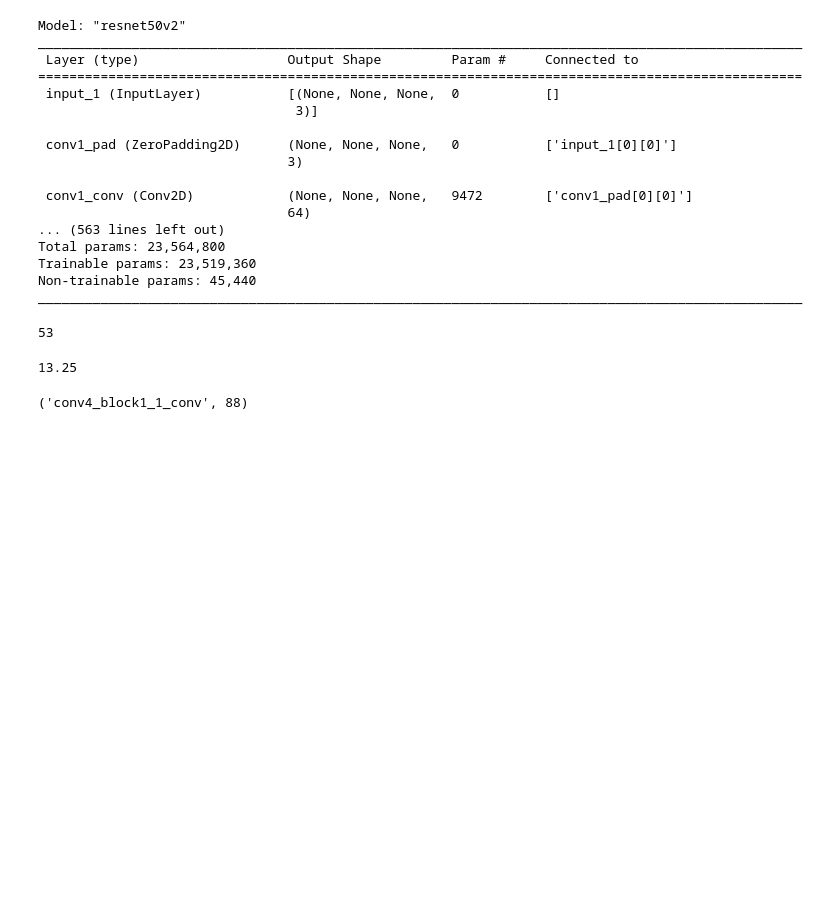
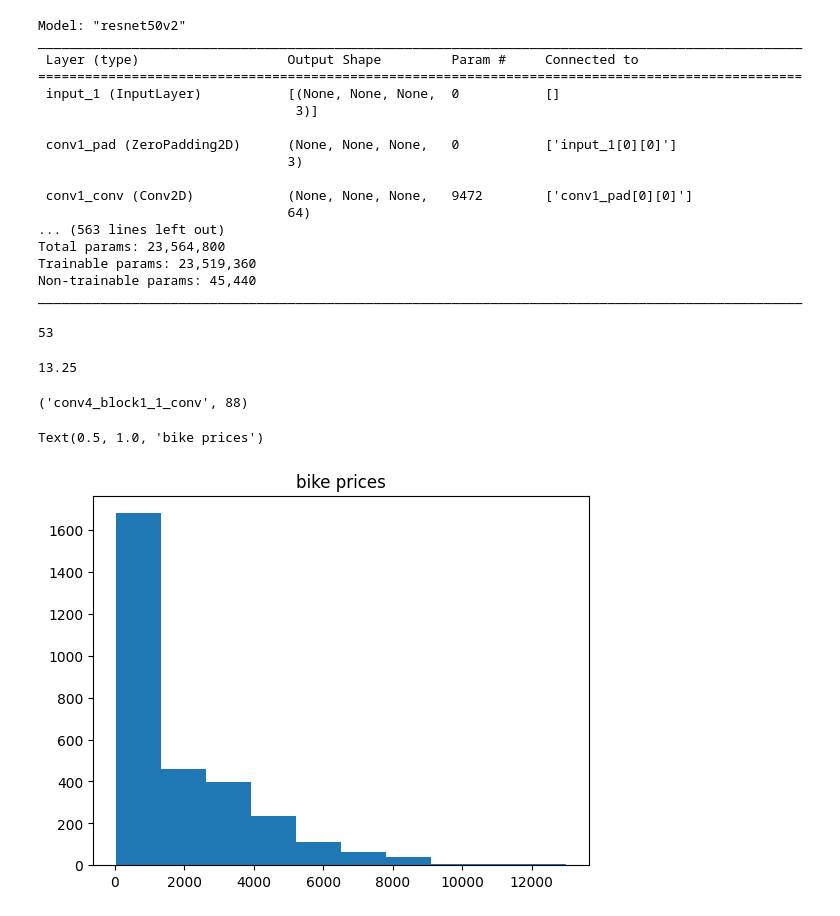
Before and after one commit to AmosDinh/BikePricePredict, a Jupyter notebook: BikePricePredict.ipynb, the cells around one changed output. Drawn from its saved outputs; the diff is of its cells as text; code cells hidden in the pictures; blank space fills up the shorter version.

```diff
--- a/BikePricePredict.ipynb
+++ b/BikePricePredict.ipynb
@@ -224,2 +217,11 @@ model.compile(optimizer=tf.keras.optimizers.Adam(learning_rate=0.0001, ), # beta
+# %%
+import matplotlib.pyplot as plt
+x,y = next(train_dataset.take(3000).batch(3000).as_numpy_iterator())
+# %%
+plt.hist(y)
+plt.title('bike prices')
+# %% [output]
+Text(0.5, 1.0, 'bike prices')
+[figure, added]
 # %%
 import pandas as pd
```
Also changed, not shown: parts of 7 cells of this notebook.
